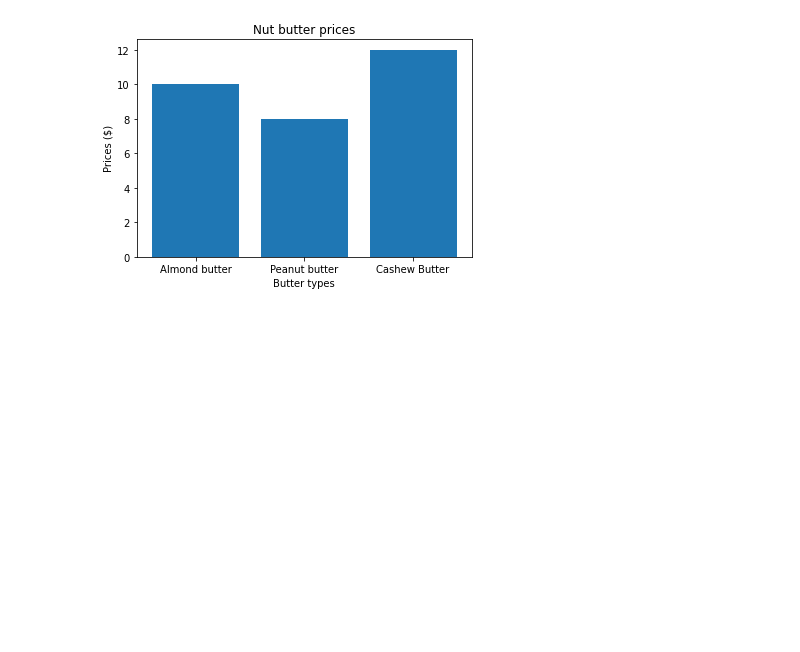
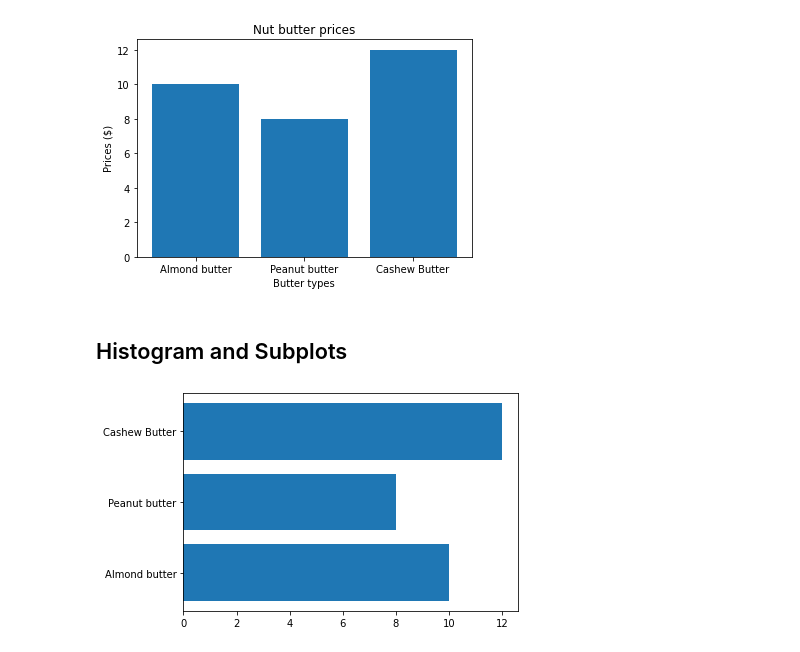
Before and after one commit to lemirser/MachineLearning, a Jupyter notebook: notebook/Introduction-to-matplotlib.ipynb, the cells around one changed output. Saved outputs shown, nothing was run; the diff lists cells and outputs as text; code cells hidden in the pictures; blank space fills up the shorter version.

Commit message:
Histogram and Subplots

```diff
--- a/notebook/Introduction-to-matplotlib.ipynb
+++ b/notebook/Introduction-to-matplotlib.ipynb
@@ -141,3 +141,11 @@ ax.set(title="Nut butter prices",
       xlabel = "Butter types");
 # %% [output]
 [figure]
+# %% [markdown]
+## Histogram and Subplots
+# %%
+# x and y shoud be in a list form
+fig, ax = plt.subplots()
+ax.barh(list(nut_butter_prices.keys()), list(nut_butter_prices.values()));
+# %% [output]
+[figure, added]
```
Also changed, not shown: parts of 3 cells of this notebook.
